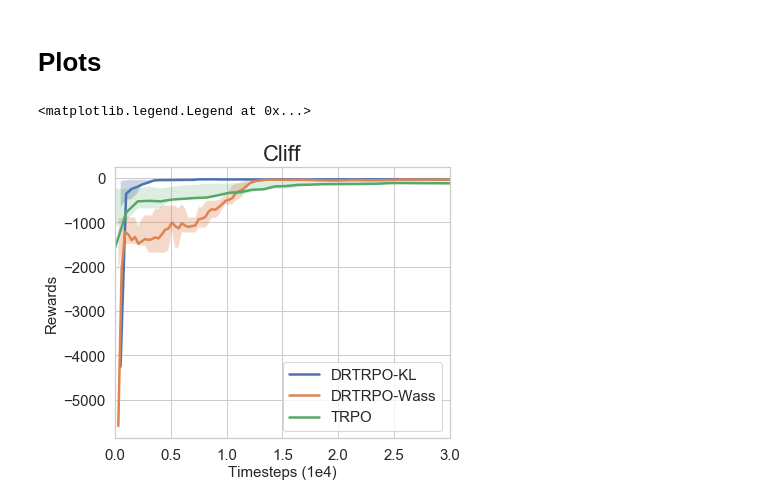
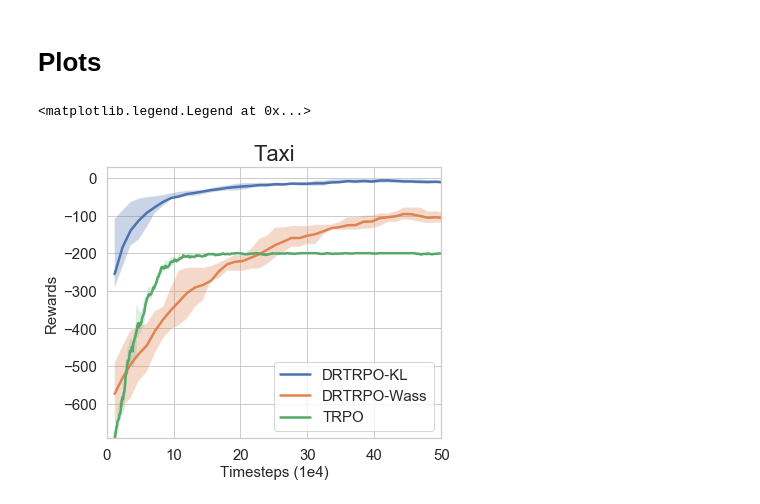
Before and after one commit to kadysongbb/dr-trpo, a Jupyter notebook: tabular/view_training.ipynb, the cells around one changed output. Drawn from its saved outputs; the diff is of its cells as text; code cells hidden in the pictures.

Commit message:
update logs and figures

```diff
--- a/tabular/view_training.ipynb
+++ b/tabular/view_training.ipynb
@@ -53,36 +53,33 @@ def df_plot(dfs, x, ys, isTaxi, isChain, isCliff, ylim=None, xlim=None, legend_l
             y_val = df[y]
             ws = 10
             if isTaxi == True:
-                bs = 5
                 timesteps_per_eps = 200
                 plt.title('Taxi', fontsize = 22)
             if isChain == True:
-                bs = 20
                 timesteps_per_eps = 1000
                 plt.title('Chain', fontsize = 22)
             if isCliff == True:
-                bs = 1
-                timesteps_per_eps = 100
+                timesteps_per_eps = 50
                 plt.title('Cliff', fontsize = 22)
             moving_average = find_moving_avg(y_val, ws)
-            plt.plot(x_val[0:len(x_val)-ws]*timesteps_per_eps/bs/10000, moving_average[0], linewidth = 2.5, label=name)
-            plt.fill_between(x_val[0:len(x_val)-ws]*timesteps_per_eps/bs/10000, moving_average[1], moving_average[2], alpha=0.3)
+            plt.plot(x_val[0:len(x_val)-ws]*timesteps_per_eps/10000, moving_average[0], linewidth = 2.5, label=name)
+            plt.fill_between(x_val[0:len(x_val)-ws]*timesteps_per_eps/10000, moving_average[1], moving_average[2], alpha=0.3)
     plt.xticks(fontsize=15)
     plt.yticks(fontsize=15)
     plt.axis((None,None,None,None))
     plt.xlabel('Timesteps (1e4)',fontsize=15)
     plt.ylabel('Rewards',fontsize=15)
 # %%
-isTaxi = False
+isTaxi = True
 isChain = False
-isCliff = True
+isCliff = False
 
 
 # ENTER LIST OF LOG FILENAMES HERE:
 if isTaxi:
-    filepaths = ['log-files/Taxi-v3_DR-KL_Batch=100/Jan-07_21:08:22/log.csv', 'log-files/Taxi-v3_DR-Wass_Batch=100/Jan-07_21:52:54/log.csv']
+    filepaths = ['log-files/Taxi-v3_DR-KL_Batch=60/Feb-19_02:20:19/log.csv', 'log-files/Taxi-v3_DR-Wass_Batch=60/Feb-19_02:22:16/log.csv']
 if isChain:
-    filepaths = ['log-files/NChain-v0_DR-KL_Batch=20/Jan-16_01:50:07/log.csv', 'log-files/NChain-v0_DR-Wass_Batch=15/Jan-16_07:06:11/log.csv']
+    filepaths = ['log-files/NChain-v0_DR-KL_Batch=1/Feb-19_01:46:23/log.csv', 'log-files/NChain-v0_DR-Wass_Batch=1/Feb-19_01:48:51/log.csv']
 if isCliff:
     filepaths = ['log-files/CliffWalking-v0_DR-KL_Batch=5/Feb-18_10:52:31/log.csv', 'log-files/CliffWalking-v0_DR-Wass_Batch=3/Feb-18_16:41:21/log.csv']
 
@@ -96,29 +93,29 @@ data = list(zip(dataframes, names))
 # Plots
 # %%
 if isTaxi:
+    df_plot(data, '_Episode', ['_AvgRewardSum'], isTaxi, isChain, isCliff, None, [0,50])
+if isChain:
     df_plot(data, '_Episode', ['_AvgRewardSum'], isTaxi, isChain, isCliff, None, [0,16])
-if isChain:
-    df_plot(data, '_Episode', ['_AvgRewardSum'], isTaxi, isChain, isCliff, None, [0,6])
 if isCliff:
     df_plot(data, '_Episode', ['_AvgRewardSum'], isTaxi, isChain, isCliff, None, [0,3])
 
 # read TRPO baseline results
 # read TRPO baseline results
 if isTaxi:
     trpo_log_name = './tmp/taxi_monitor.csv'
 if isChain:
     trpo_log_name = './tmp/chain_monitor.csv'
 if isCliff:
     trpo_log_name = './tmp/cliff_monitor.csv'
 
-window_size = 20
+window_size = 10
 df=pd.read_csv(trpo_log_name, sep=',', skiprows = 0, header= 1)
 y_val = df['r']
 moving_average = find_moving_avg(y_val, window_size)
 trpo_ts_per_iter = 1024
 plt.plot(np.arange(len(y_val)-window_size)*trpo_ts_per_iter/10000, moving_average[0], label='TRPO', linewidth = 2.5)
 plt.fill_between(np.arange(len(y_val)-window_size)*trpo_ts_per_iter/10000, moving_average[1], moving_average[2], alpha=0.2)
 plt.legend(fontsize=15, loc='lower right')
 # %% [output]
 <matplotlib.legend.Legend at 0x...>
-[figure, old version]
+[figure, new version]
```
Also changed, not shown: 14 other files.
